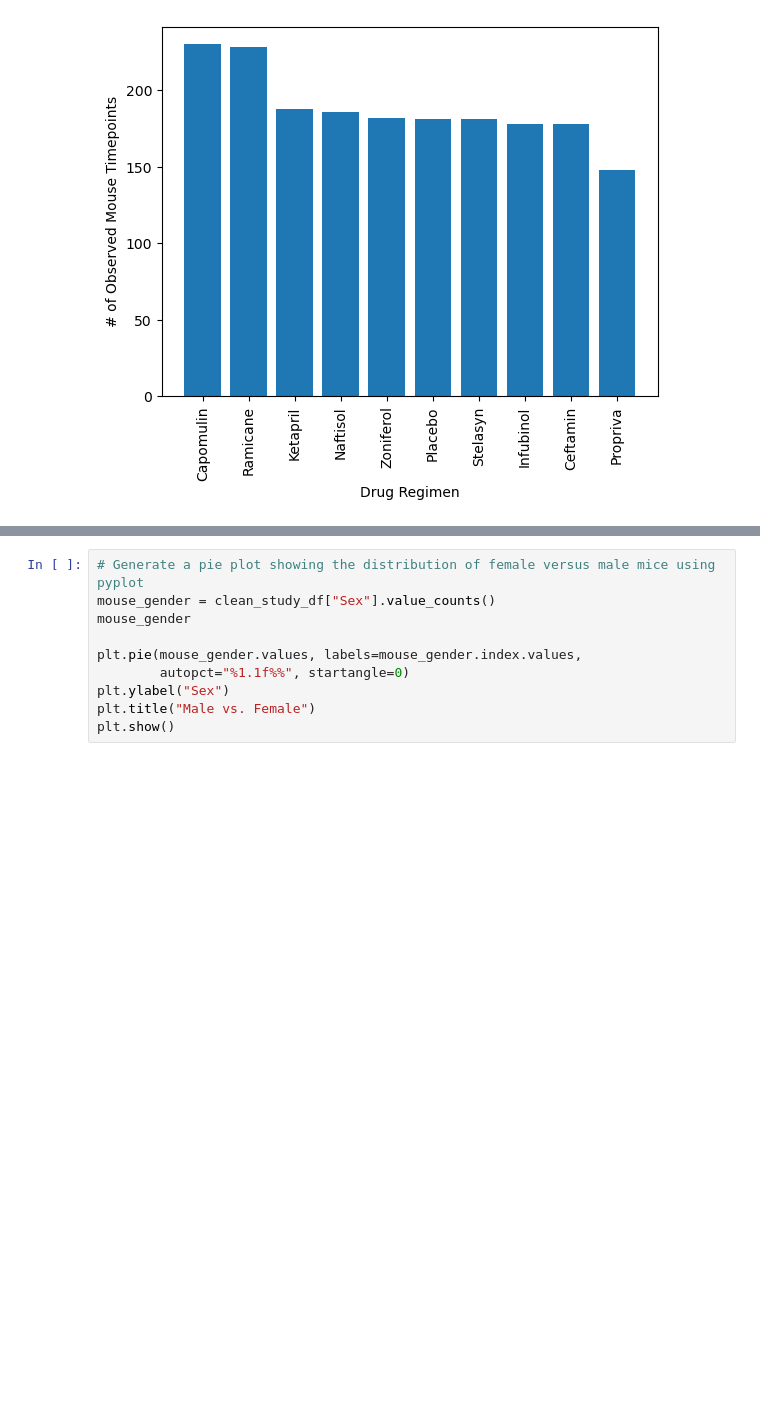
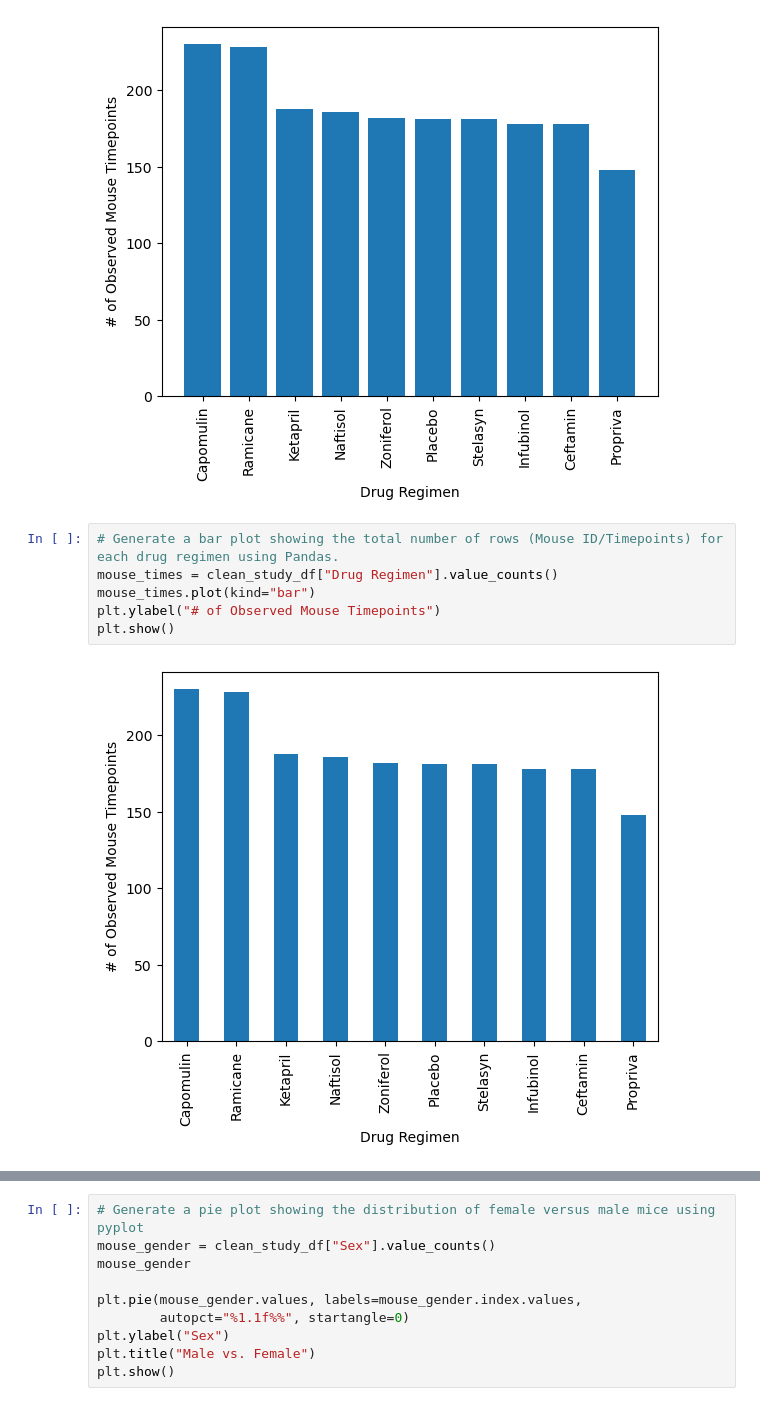
Before and after one commit to eeneedles/data-visualization-challenge, a Jupyter notebook: Pymaceuticals/pymaceuticals_starter.ipynb, the cells around one changed output, grey strips where cells are left out. Drawn from its saved outputs; the diff is of its cells as text; blank space fills up the shorter version.

```diff
--- a/Pymaceuticals/pymaceuticals_starter.ipynb
+++ b/Pymaceuticals/pymaceuticals_starter.ipynb
@@ -153,5 +153,13 @@ plt.ylabel("# of Observed Mouse Timepoints")
 plt.show()
 # %% [output]
 [figure]
+# %%
+# Generate a bar plot showing the total number of rows (Mouse ID/Timepoints) for each drug regimen using Pandas.
+mouse_times = clean_study_df["Drug Regimen"].value_counts()
+mouse_times.plot(kind="bar")
+plt.ylabel("# of Observed Mouse Timepoints")
+plt.show()
+# %% [output]
+[figure, added]
 # %%
 # Generate a pie plot showing the distribution of female versus male mice using Pandas
```
Also changed, not shown: parts of 2 cells of this notebook.
